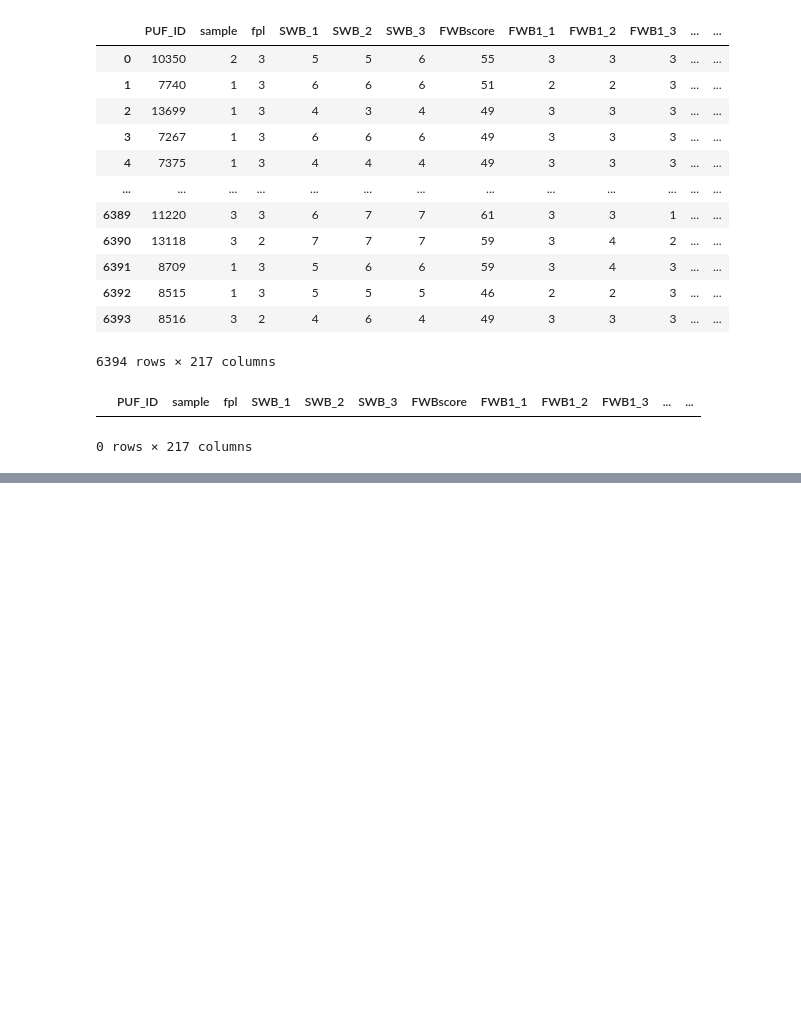
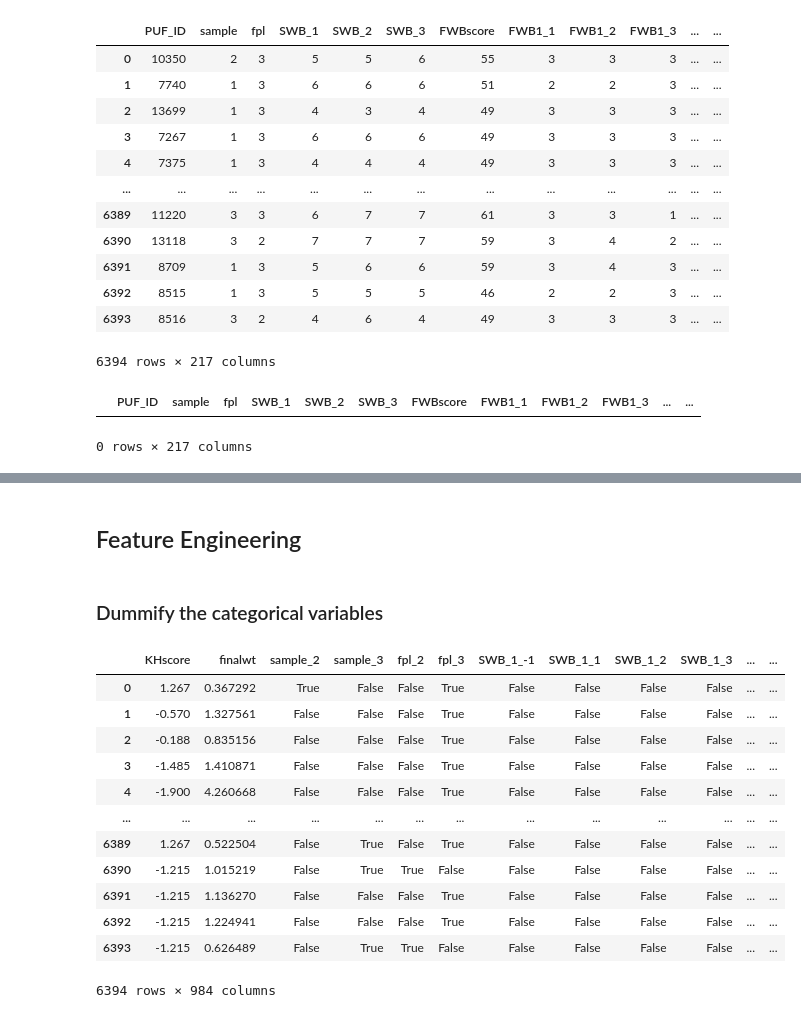
Before and after one commit to itsGarrin/prepaid-card-marketing, a Jupyter notebook: notebook/prepaid-card-marketing.ipynb, the cells around one changed output, grey strips where cells are left out. Saved outputs shown, nothing was run; the diff lists cells and outputs as text; code cells hidden in the pictures; blank space fills up the shorter version.

Commit message:
dummified variables

```diff
--- a/notebook/prepaid-card-marketing.ipynb
+++ b/notebook/prepaid-card-marketing.ipynb
@@ -32,0 +98,32 @@ df[df.duplicated()]
+# %% [markdown]
+## Feature Engineering
+# %%
+# Split the data into features and target
+X = df.drop(columns=['PUF_ID', 'PRODUSE_3'])
+y = df['PRODUSE_3']
+# %% [markdown]
+### Dummify the categorical variables
+# %%
+# dummify any integer columns
+integer_variables = X.select_dtypes(include=['int64']).columns
+df_categorical = X[integer_variables].astype('object')
+df_numeric = X.drop(columns=integer_variables)
+
+# dummify the categorical variables
+df_dummies = pd.get_dummies(df_categorical, drop_first=True)
+X = pd.concat([df_numeric, df_dummies], axis=1)
+X
+# %% [output]
+|  | KHscore | finalwt | sample_2 | sample_3 | fpl_2 | fpl_3 | SWB_1_-1 | SWB_1_1 | SWB_1_2 | SWB_1_3 | ... | ... |
+| 0 | 1.267 | 0.367292 | True | False | False | True | False | False | False | False | ... | ... |
+| 1 | -0.570 | 1.327561 | False | False | False | True | False | False | False | False | ... | ... |
+| 2 | -0.188 | 0.835156 | False | False | False | True | False | False | False | False | ... | ... |
+| 3 | -1.485 | 1.410871 | False | False | False | True | False | False | False | False | ... | ... |
+| 4 | -1.900 | 4.260668 | False | False | False | True | False | False | False | False | ... | ... |
+| ... | ... | ... | ... | ... | ... | ... | ... | ... | ... | ... | ... | ... |
+| 6389 | 1.267 | 0.522504 | False | True | False | True | False | False | False | False | ... | ... |
+| 6390 | -1.215 | 1.015219 | False | True | True | False | False | False | False | False | ... | ... |
+| 6391 | -1.215 | 1.136270 | False | False | False | True | False | False | False | False | ... | ... |
+| 6392 | -1.215 | 1.224941 | False | False | False | True | False | False | False | False | ... | ... |
+| 6393 | -1.215 | 0.626489 | False | True | True | False | False | False | False | False | ... | ... |
+6394 rows × 984 columns
```
Also changed, not shown: parts of 9 cells of this notebook.
